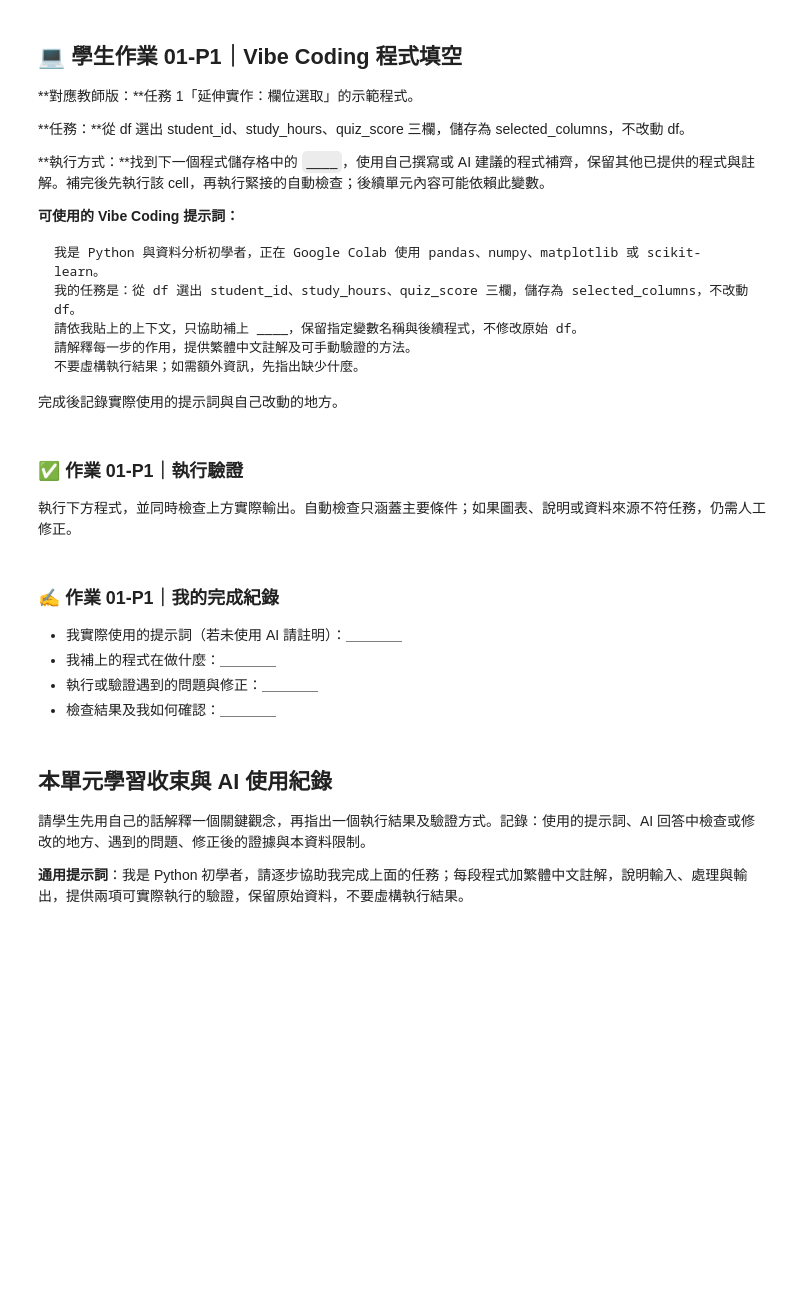
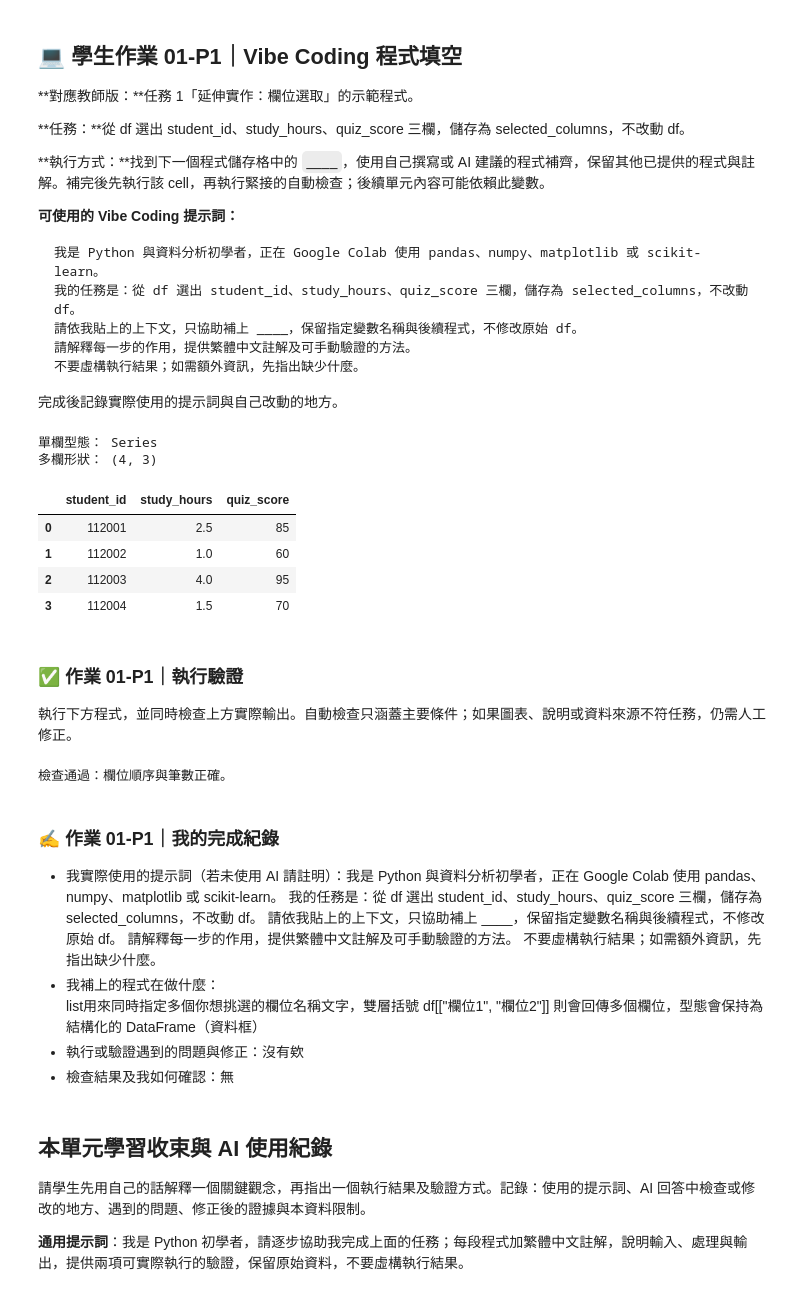
Before and after one commit to lyc221221/C114118115-cis, a Jupyter notebook: W09/01_讀取資料與定義問題_學生版.ipynb, the cells around one changed output. Cells and saved outputs as stored; diff of their text form; code cells hidden in the pictures; blank space fills up the shorter version.

```diff
--- a/W09/01_讀取資料與定義問題_學生版.ipynb
+++ b/W09/01_讀取資料與定義問題_學生版.ipynb
@@ -192,11 +231,19 @@ print("睡眠缺失筆數：", loaded["sleep_hours"].isna().sum())
 # %%
 # 單欄通常得到 Series；多欄清單得到 DataFrame
 study_column = df["study_hours"]
-selected_columns = ____  # TODO：選取三欄，保留 DataFrame
+selected_columns = df[["student_id", "study_hours", "quiz_score"]]  # TODO：選取三欄，保留 DataFrame
 print("單欄型態：", type(study_column).__name__)
 print("多欄形狀：", selected_columns.shape)
 display(selected_columns.head())
 assert len(selected_columns) == len(df)
+# %% [output]
+單欄型態： Series
+多欄形狀： (4, 3)
+|  | student_id | study_hours | quiz_score |
+| 0 | 112001 | 2.5 | 85 |
+| 1 | 112002 | 1.0 | 60 |
+| 2 | 112003 | 4.0 | 95 |
+| 3 | 112004 | 1.5 | 70 |
 # %% [markdown]
 ### ✅ 作業 01-P1｜執行驗證
 執行下方程式，並同時檢查上方實際輸出。自動檢查只涵蓋主要條件；如果圖表、說明或資料來源不符任務，仍需人工修正。
@@ -204,12 +251,18 @@ assert len(selected_columns) == len(df)
 assert list(selected_columns.columns) == ["student_id", "study_hours", "quiz_score"]
 assert len(selected_columns) == len(df)
 print("檢查通過：欄位順序與筆數正確。")
+# %% [output]
+檢查通過：欄位順序與筆數正確。
 # %% [markdown]
 ### ✍️ 作業 01-P1｜我的完成紀錄
-- 我實際使用的提示詞（若未使用 AI 請註明）：＿＿＿＿
-- 我補上的程式在做什麼：＿＿＿＿
-- 執行或驗證遇到的問題與修正：＿＿＿＿
-- 檢查結果及我如何確認：＿＿＿＿
+- 我實際使用的提示詞（若未使用 AI 請註明）：我是 Python 與資料分析初學者，正在 Google Colab 使用 pandas、numpy、matplotlib 或 scikit-learn。
+我的任務是：從 df 選出 student_id、study_hours、quiz_score 三欄，儲存為 selected_columns，不改動 df。
+請依我貼上的上下文，只協助補上 ____，保留指定變數名稱與後續程式，不修改原始 df。
+請解釋每一步的作用，提供繁體中文註解及可手動驗證的方法。
+不要虛構執行結果；如需額外資訊，先指出缺少什麼。
+- 我補上的程式在做什麼：<br>list用來同時指定多個你想挑選的欄位名稱文字，雙層括號 df[["欄位1", "欄位2"]] 則會回傳多個欄位，型態會保持為結構化的 DataFrame（資料框）
+- 執行或驗證遇到的問題與修正：沒有欸
+- 檢查結果及我如何確認：無
 # %% [markdown]
 ## 本單元學習收束與 AI 使用紀錄
 
```
Also changed, not shown: parts of 7 cells of this notebook.
